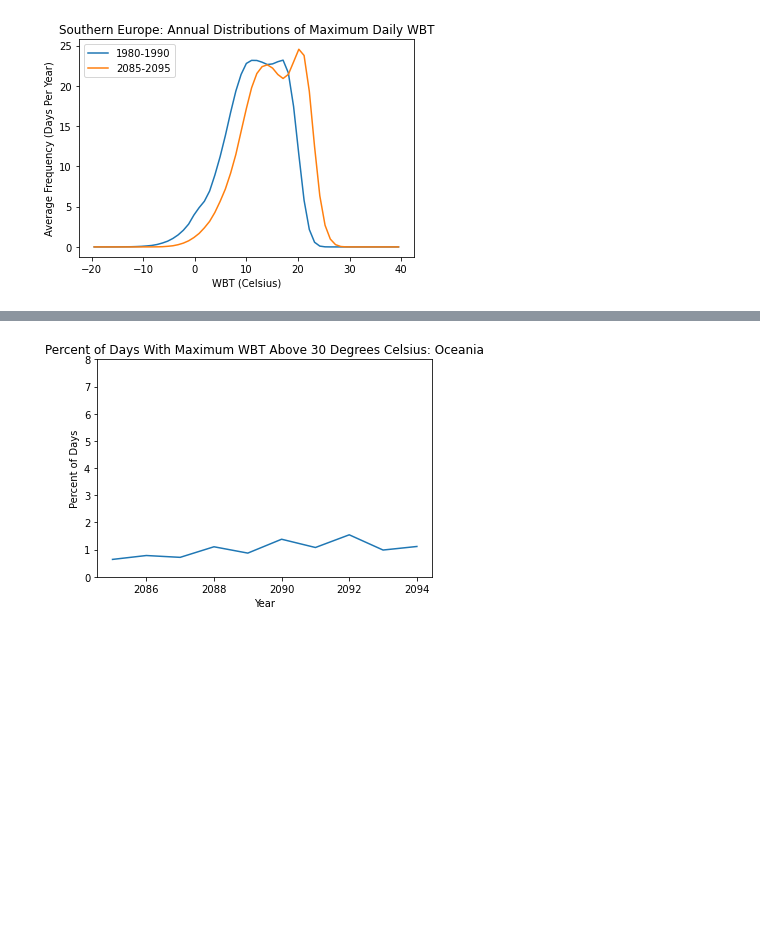
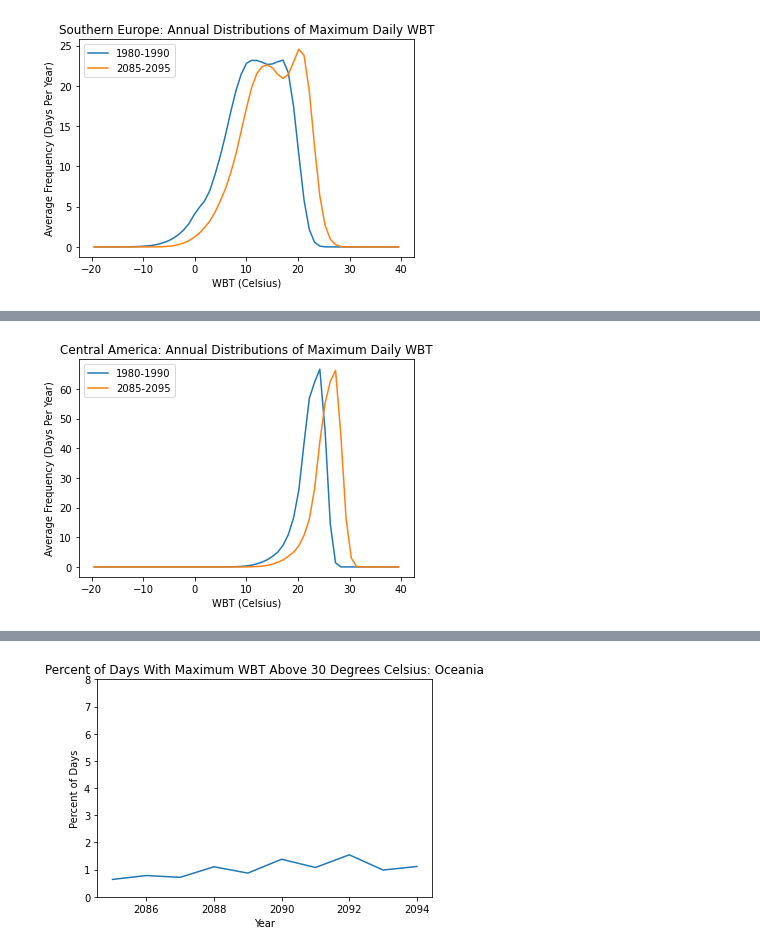
Before and after one commit to KYan19/pei, a Jupyter notebook: notebooks/4.2_WBTPlots.ipynb, the cells around one changed output, grey strips where cells are left out. Saved outputs shown, nothing was run; the diff lists cells and outputs as text; code cells hidden in the pictures; blank space fills up the shorter version.

```diff
--- a/notebooks/4.2_WBTPlots.ipynb
+++ b/notebooks/4.2_WBTPlots.ipynb
@@ -241,0 +254,4 @@ hist1('Southern Europe')
+# %%
+hist1('Central America')
+# %% [output]
+[figure, added]
```
Also changed, not shown: parts of 10 cells of this notebook, 3 other files.
